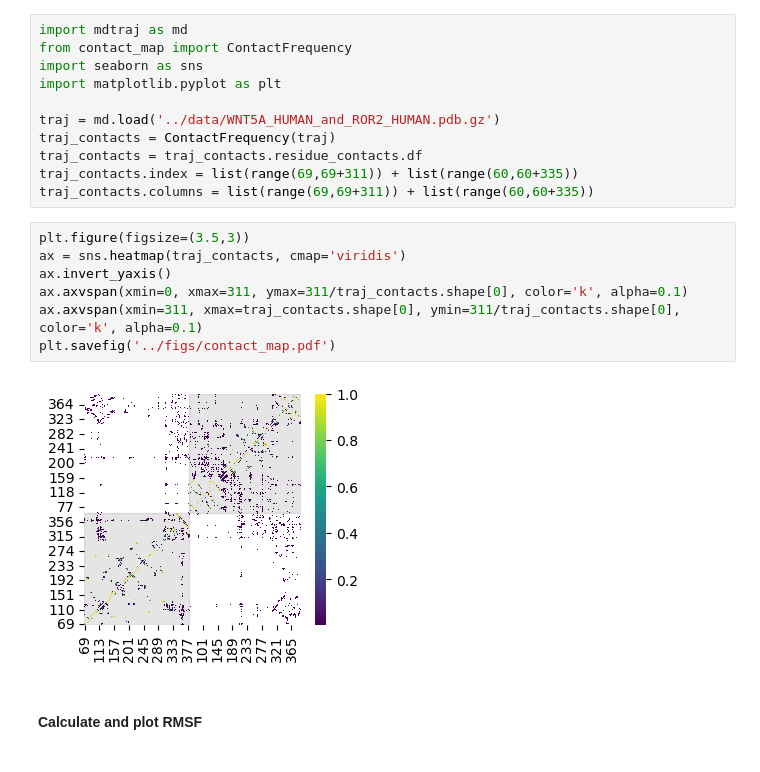
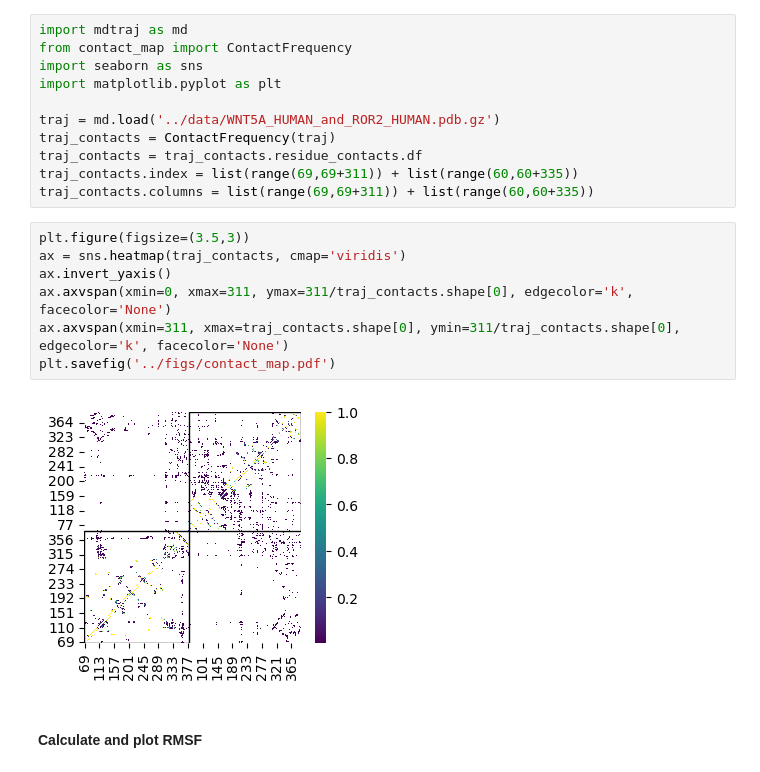
Before and after one commit to lcscs12345/ppi_conservation, a Jupyter notebook: jupyter_notebooks/wnt_ror.ipynb, the cells around one changed output. Cells and saved outputs as stored; diff of their text form.

```diff
--- a/jupyter_notebooks/wnt_ror.ipynb
+++ b/jupyter_notebooks/wnt_ror.ipynb
@@ -487,12 +487,12 @@ traj_contacts.columns = list(range(69,69+311)) + list(range(60,60+335))
 # %%
 plt.figure(figsize=(3.5,3))
 ax = sns.heatmap(traj_contacts, cmap='viridis')
 ax.invert_yaxis()
-ax.axvspan(xmin=0, xmax=311, ymax=311/traj_contacts.shape[0], color='k', alpha=0.1)
-ax.axvspan(xmin=311, xmax=traj_contacts.shape[0], ymin=311/traj_contacts.shape[0], color='k', alpha=0.1)
+ax.axvspan(xmin=0, xmax=311, ymax=311/traj_contacts.shape[0], edgecolor='k', facecolor='None')
+ax.axvspan(xmin=311, xmax=traj_contacts.shape[0], ymin=311/traj_contacts.shape[0], edgecolor='k', facecolor='None')
 plt.savefig('../figs/contact_map.pdf')
 # %% [output]
-[figure, old version]
+[figure, new version]
 # %% [markdown]
 #### Calculate and plot RMSF
 # %%
```
Also changed, not shown: parts of 1 cell of this notebook, 1 other file.
